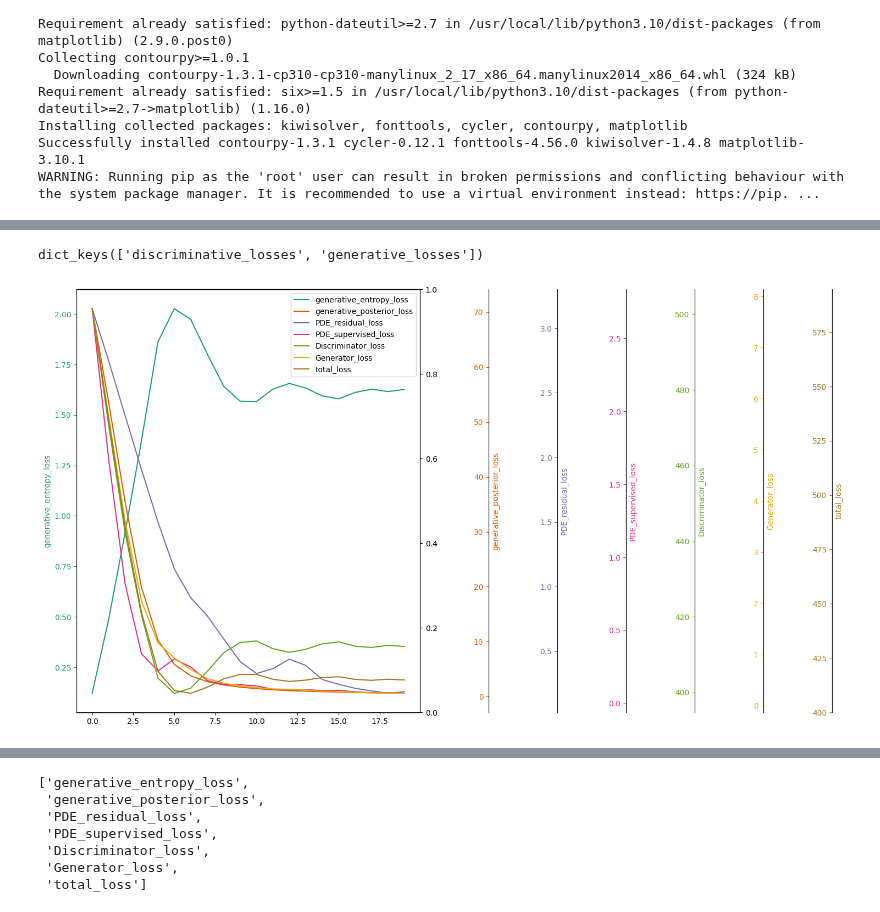
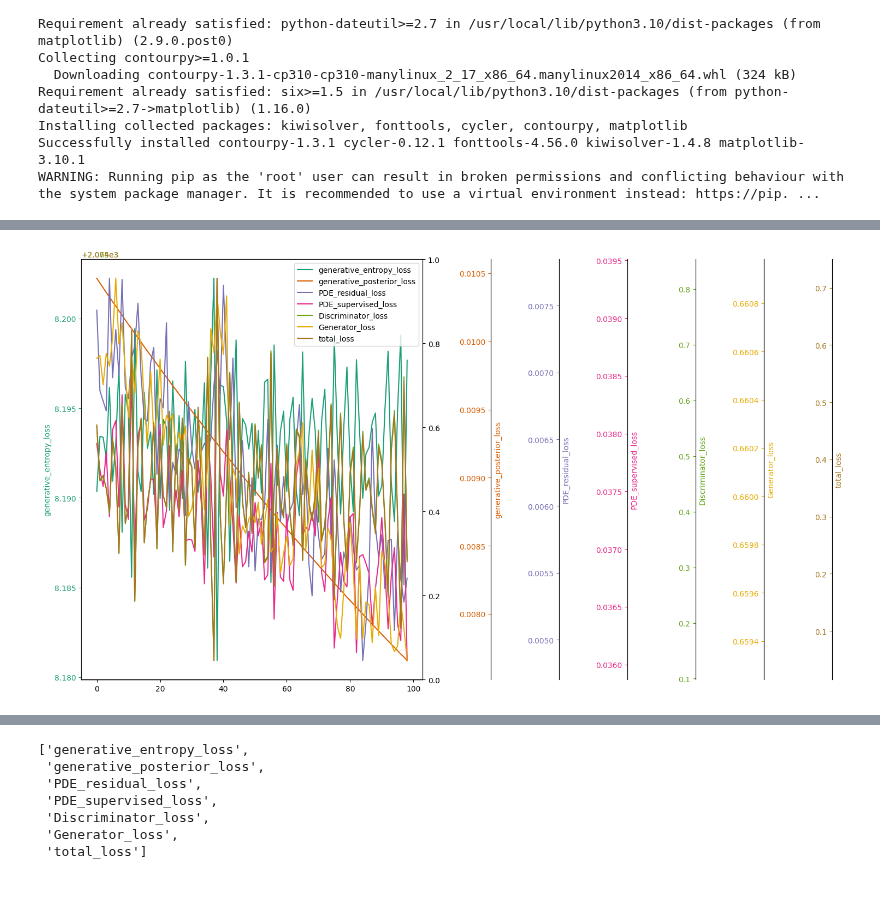
Before and after one commit to grmc1999/PhysicsSimulationDeepLearning, a Jupyter notebook: Notebooks/Untitled1.ipynb, the cells around one changed output, grey strips where cells are left out. Saved outputs shown, nothing was run; the diff lists cells and outputs as text; code cells hidden in the pictures.

```diff
--- a/Notebooks/Untitled1.ipynb
+++ b/Notebooks/Untitled1.ipynb
@@ -38,13 +44,9 @@ GAN_PI_LL_s10_PDELL  GAN_PI_higher_stochastic
 # %%
 root="../Exps/GAN_PI"
 # %%
-model_id="GAN_PI_LL_s10_PDELL"
+model_id="GAN_PI_LL_s10_d5_PDELL"
 hist=np.load(os.path.join(root,model_id,"loss_results.npy"),allow_pickle=True)
 hist=hist.tolist()
-# %%
-hist[1]["train"].keys()
-# %% [output]
-dict_keys(['discriminative_losses', 'generative_losses'])
 # %%
 
 #plt.plot(step_loss["PDE_supervised_loss"][-100:])
@@ -54,36 +56,37 @@ for k in hist[1]["train"]["generative_losses"][0].keys():
     step_loss[k]=list(
         reduce(lambda x,y:x+y,list(b[k] for b in hist[ep]["train"]["generative_losses"])) for ep in hist.keys()
     )
 
-inidx_1=0
-inidx_2=20
+inidx_1=700
+inidx_2=-1
 fig,axs=plt.subplots(figsize=(10,10))
 fig.subplots_adjust(right=0.75)
 t_lines=[]
 axss=[axs]
 for i,(k,color) in enumerate(zip(step_loss.keys(),colors)):
 
     if i>0:
         axs.spines.left.set_position(("axes",1.0 + i*0.2))
         axs.spines.right.set_position(("axes",1.0 + i*0.2))
+        axs.spines.top.set_position(("axes",1.0 + i*0.2))
     line=axs.plot(np.arange(len(step_loss[k][inidx_1:inidx_2])),step_loss[k][inidx_1:inidx_2],color=color,label=k)
     t_lines.append(line)
     axs=axs.twinx()
     axss.append(axs)
 
 
 for line,axs,label,color in zip(t_lines,axss,step_loss.keys(),colors):
     axs.yaxis.label.set_color(color)
     axs.set(ylabel=label)
     axs.tick_params(axis='y', colors=color)
 
 
 t_lines=reduce(lambda x,y:x+y,t_lines)
 axs.legend(t_lines,[l.get_label() for l in t_lines])
 
 plt.show()
 # %% [output]
-[figure, old version]
+[figure, new version]
 # %%
 step_loss_train={}
 step_loss_test={}
```
Also changed, not shown: parts of 3 cells of this notebook, 1 other file.
